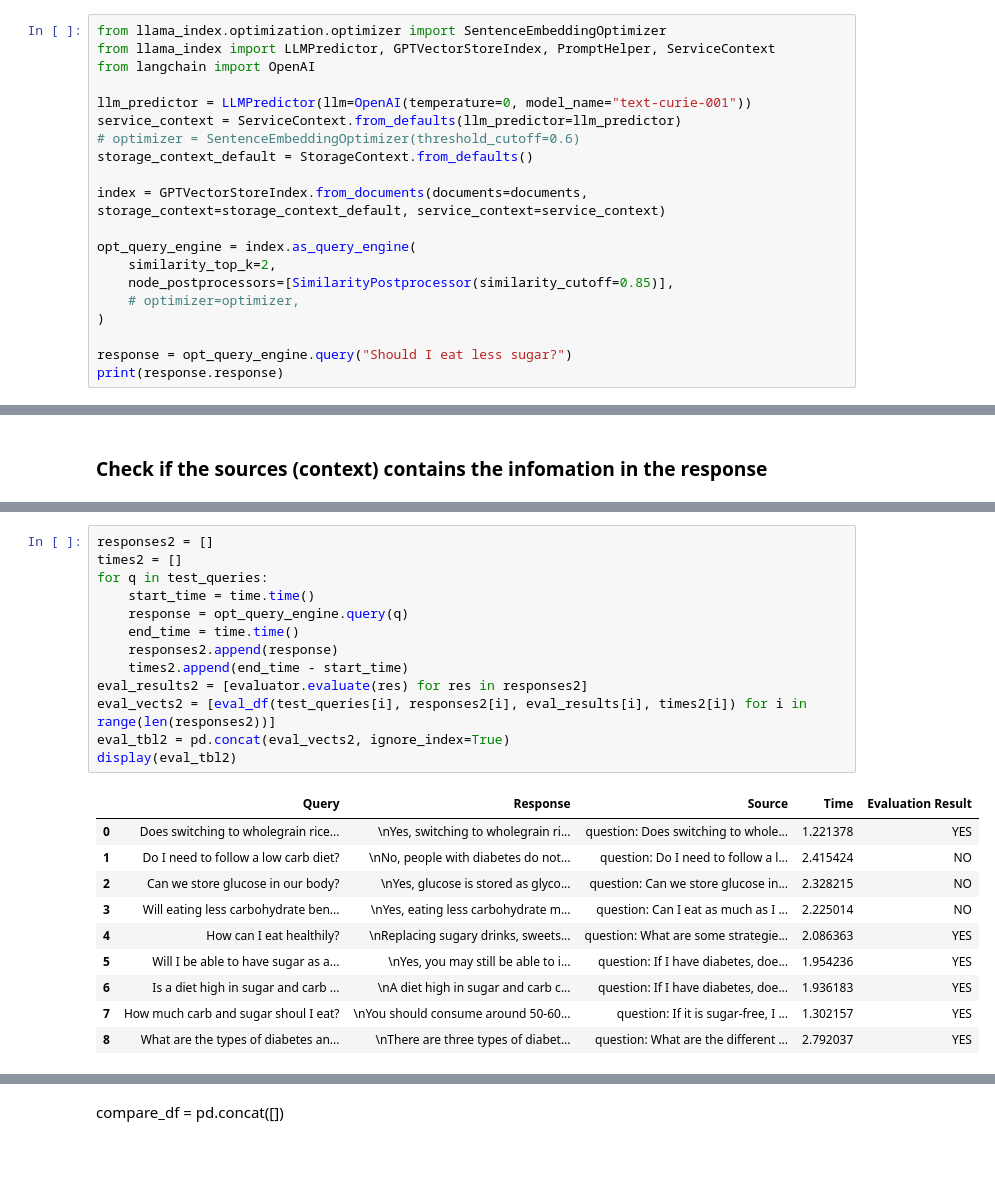
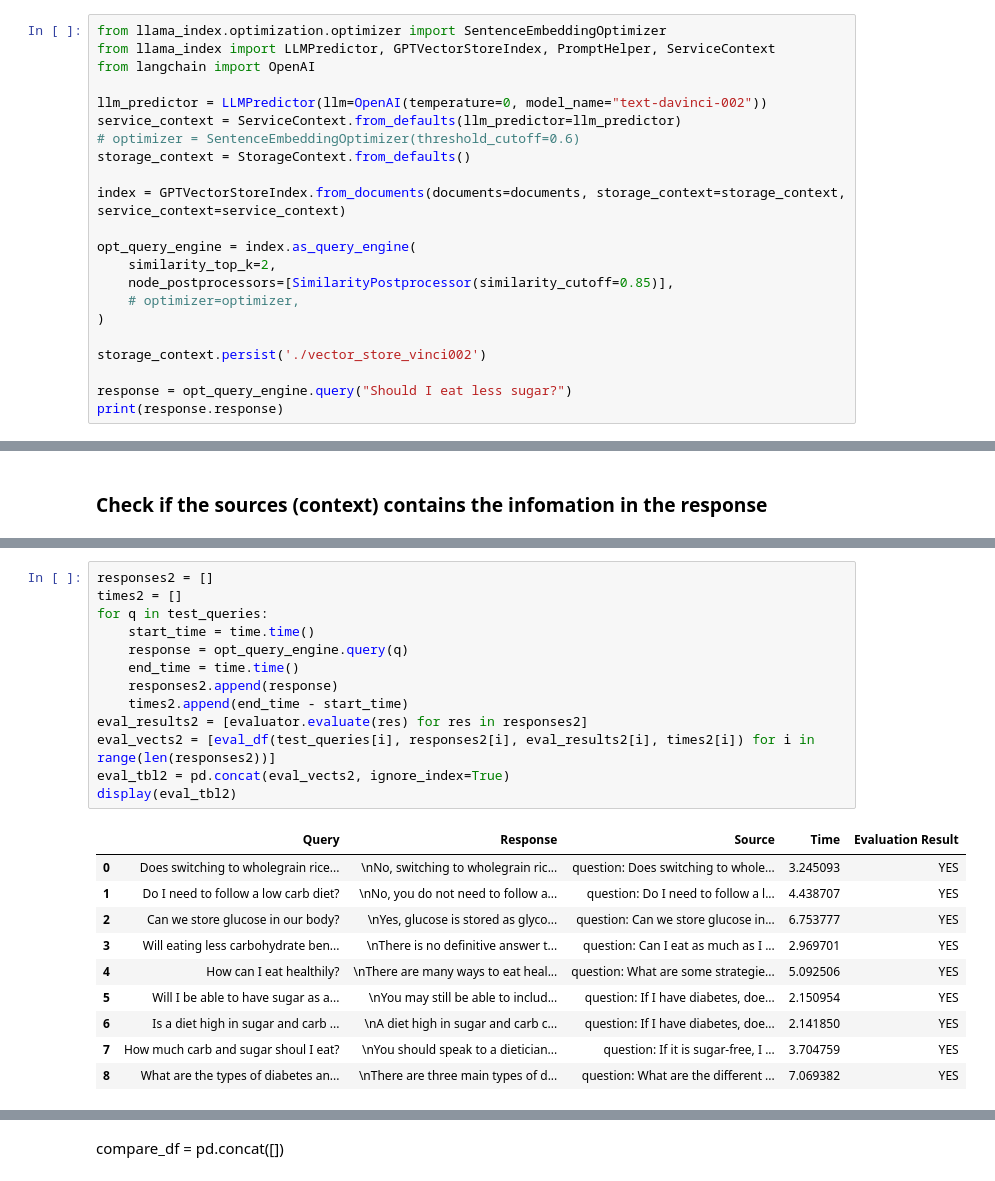
Before and after one commit to IntrovertHedgehog/openai-embbed-py, a Jupyter notebook: prepare_llamaindex.ipynb, the cells around one changed output, grey strips where cells are left out. Saved outputs shown, nothing was run; the diff lists cells and outputs as text.

Commit message:
vector store da vinci 002

```diff
--- a/prepare_llamaindex.ipynb
+++ b/prepare_llamaindex.ipynb
@@ -198,12 +198,12 @@ from llama_index.optimization.optimizer import SentenceEmbeddingOptimizer
 from llama_index import LLMPredictor, GPTVectorStoreIndex, PromptHelper, ServiceContext
 from langchain import OpenAI
 
-llm_predictor = LLMPredictor(llm=OpenAI(temperature=0, model_name="text-curie-001"))
+llm_predictor = LLMPredictor(llm=OpenAI(temperature=0, model_name="text-davinci-002"))
 service_context = ServiceContext.from_defaults(llm_predictor=llm_predictor)
 # optimizer = SentenceEmbeddingOptimizer(threshold_cutoff=0.6)
-storage_context_default = StorageContext.from_defaults()
+storage_context = StorageContext.from_defaults()
 
-index = GPTVectorStoreIndex.from_documents(documents=documents, storage_context=storage_context_default, service_context=service_context)
+index = GPTVectorStoreIndex.from_documents(documents=documents, storage_context=storage_context, service_context=service_context)
 
 opt_query_engine = index.as_query_engine(
     similarity_top_k=2,
@@ -211,6 +211,8 @@ opt_query_engine = index.as_query_engine(
     # optimizer=optimizer,
 )
 
+storage_context.persist('./vector_store_vinci002')
+
 response = opt_query_engine.query("Should I eat less sugar?")
 print(response.response)
 # %% [output]
@@ -320,27 +313,27 @@ display(eval_tbl)
 # %%
 responses2 = []
 times2 = []
 for q in test_queries:
     start_time = time.time()
     response = opt_query_engine.query(q)
     end_time = time.time()
     responses2.append(response)
     times2.append(end_time - start_time)
 eval_results2 = [evaluator.evaluate(res) for res in responses2]
-eval_vects2 = [eval_df(test_queries[i], responses2[i], eval_results[i], times2[i]) for i in range(len(responses2))]
+eval_vects2 = [eval_df(test_queries[i], responses2[i], eval_results2[i], times2[i]) for i in range(len(responses2))]
 eval_tbl2 = pd.concat(eval_vects2, ignore_index=True)
 display(eval_tbl2)
 # %% [output]
 |  | Query | Response | Source | Time | Evaluation Result |
-| 0 | Does switching to wholegrain rice... | \nYes, switching to wholegrain ri... | question: Does switching to whole... | 1.221378 | YES |
-| 1 | Do I need to follow a low carb diet? | \nNo, people with diabetes do not... | question: Do I need to follow a l... | 2.415424 | NO |
-| 2 | Can we store glucose in our body? | \nYes, glucose is stored as glyco... | question: Can we store glucose in... | 2.328215 | NO |
-| 3 | Will eating less carbohydrate ben... | \nYes, eating less carbohydrate m... | question: Can I eat as much as I ... | 2.225014 | NO |
-| 4 | How can I eat healthily? | \nReplacing sugary drinks, sweets... | question: What are some strategie... | 2.086363 | YES |
-| 5 | Will I be able to have sugar as a... | \nYes, you may still be able to i... | question: If I have diabetes, doe... | 1.954236 | YES |
-| 6 | Is a diet high in sugar and carb ... | \nA diet high in sugar and carb c... | question: If I have diabetes, doe... | 1.936183 | YES |
-| 7 | How much carb and sugar shoul I eat? | \nYou should consume around 50-60... | question: If it is sugar-free, I ... | 1.302157 | YES |
-| 8 | What are the types of diabetes an... | \nThere are three types of diabet... | question: What are the different ... | 2.792037 | YES |
+| 0 | Does switching to wholegrain rice... | \nNo, switching to wholegrain ric... | question: Does switching to whole... | 3.245093 | YES |
+| 1 | Do I need to follow a low carb diet? | \nNo, you do not need to follow a... | question: Do I need to follow a l... | 4.438707 | YES |
+| 2 | Can we store glucose in our body? | \nYes, glucose is stored as glyco... | question: Can we store glucose in... | 6.753777 | YES |
+| 3 | Will eating less carbohydrate ben... | \nThere is no definitive answer t... | question: Can I eat as much as I ... | 2.969701 | YES |
+| 4 | How can I eat healthily? | \nThere are many ways to eat heal... | question: What are some strategie... | 5.092506 | YES |
+| 5 | Will I be able to have sugar as a... | \nYou may still be able to includ... | question: If I have diabetes, doe... | 2.150954 | YES |
+| 6 | Is a diet high in sugar and carb ... | \nA diet high in sugar and carb c... | question: If I have diabetes, doe... | 2.141850 | YES |
+| 7 | How much carb and sugar shoul I eat? | \nYou should speak to a dietician... | question: If it is sugar-free, I ... | 3.704759 | YES |
+| 8 | What are the types of diabetes an... | \nThere are three main types of d... | question: What are the different ... | 7.069382 | YES |
 # %%
 compare_tbl = pd.concat([eval_tbl, eval_tbl2], axis=1)
 display(compare_tbl)
```
Also changed, not shown: parts of 6 cells of this notebook, 1 other file.
